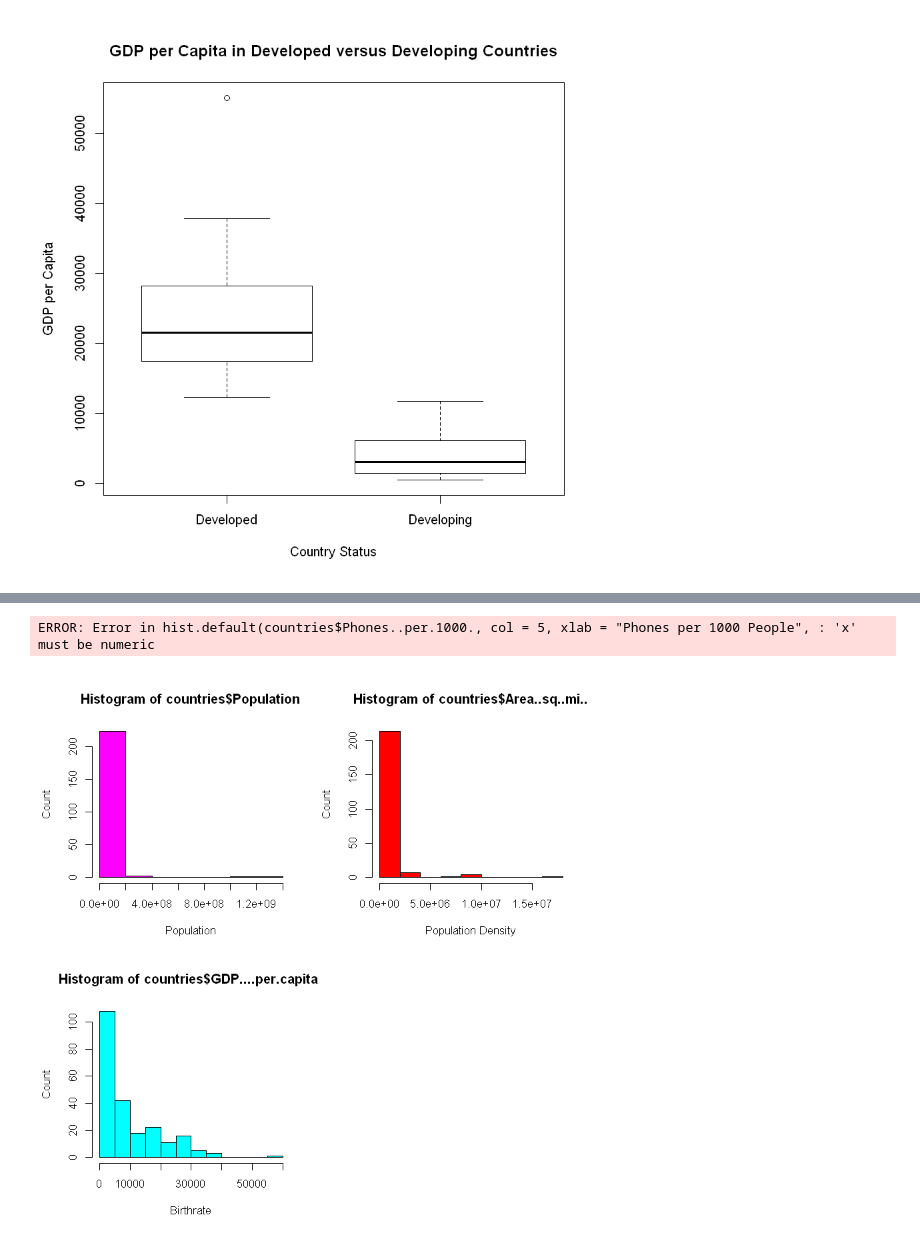
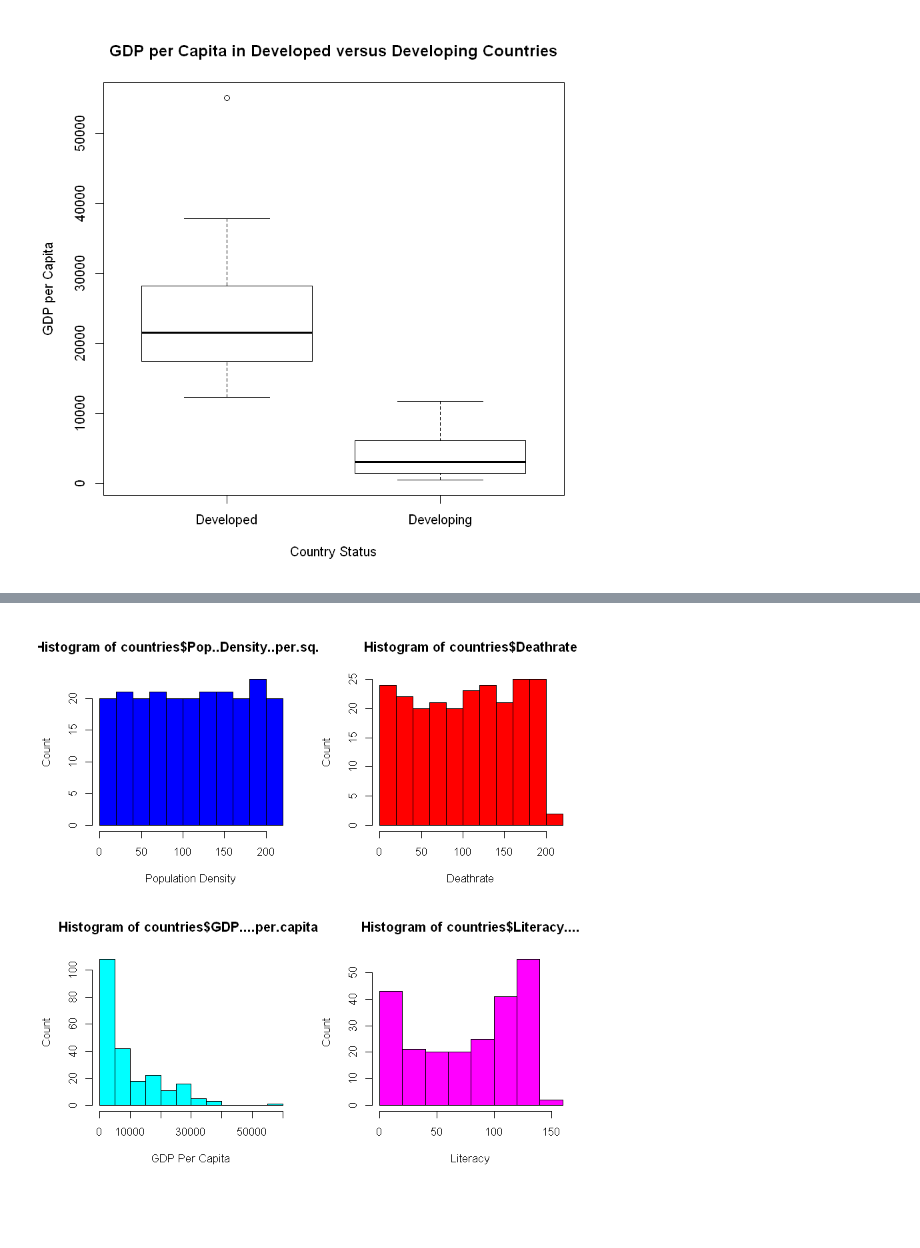
Before and after one commit to vknguyen1902/data-mining, a Jupyter notebook: Countries of the World Dataset.ipynb, the cells around one changed output, grey strips where cells are left out. Drawn from its saved outputs; the diff is of its cells as text; code cells hidden in the pictures; blank space fills up the shorter version.

```diff
--- a/Countries of the World Dataset.ipynb
+++ b/Countries of the World Dataset.ipynb
@@ -123,12 +123,13 @@ str(countries)
  $ CountryStatus                     : Factor w/ 2 levels "Developed","Developing": 2 2 2 2 1 2 2 2 2 2 ...
 # %%
 #Create Histograms for Quantitative Variables
-[i]
+countries$Literacy.... <- as.numeric(countries$Literacy....)
+countries$Deathrate <- as.numeric(countries$Deathrate)
+countries$Pop..Density..per.sq..mi.. <- as.numeric(countries$Pop..Density..per.sq..mi..)
 par(mfrow = c(2,2))
-hist(countries$Population, col = 6, xlab = "Population", ylab = "Count")
-hist(countries$Area..sq..mi.., col = 10, xlab = "Population Density", ylab = "Count")
-hist(countries$GDP....per.capita., col = 5, xlab = "Birthrate", ylab = "Count")
-hist(countries$Phones..per.1000., col = 5, xlab = "Phones per 1000 People", ylab = "Count")
+hist(countries$Pop..Density..per.sq..mi.., col = 4, xlab = "Population Density", ylab = "Count")
+hist(countries$Deathrate, col = 10, xlab = "Deathrate", ylab = "Count")
+hist(countries$GDP....per.capita., col = 5, xlab = "GDP Per Capita", ylab = "Count")
+hist(countries$Literacy...., col = 6, xlab = "Literacy", ylab = "Count")
 # %% [output]
-ERROR: Error in hist.default(countries$Phones..per.1000., col = 5, xlab = "Phones per 1000 People", : 'x' must be numeric
-[figure, old version]
+[figure, new version]
```
Also changed, not shown: parts of 2 cells of this notebook.
